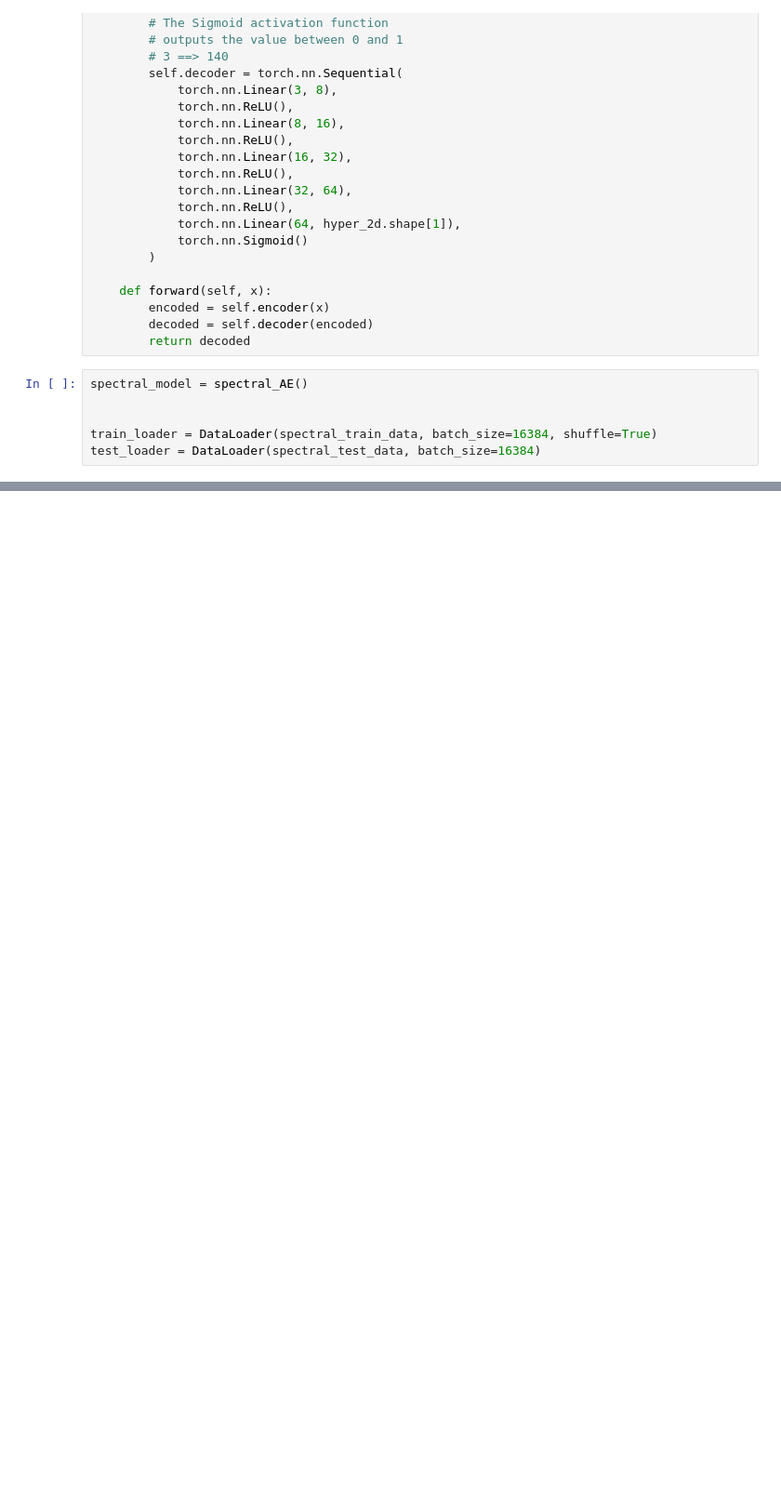
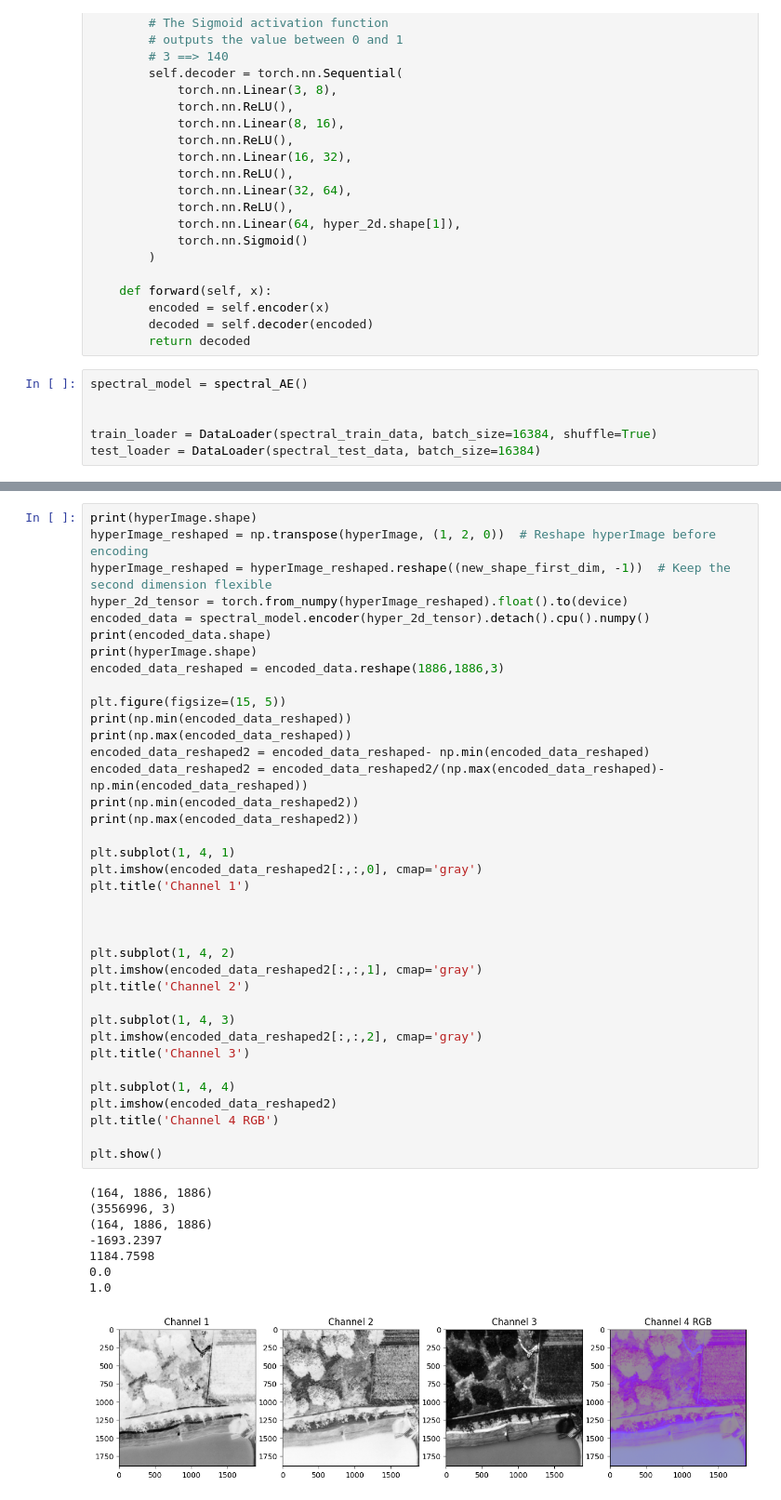
Before and after one commit to tamu-edu-students/HyperTools, a Jupyter notebook: examples/autoencoder.ipynb, the cells around one changed output, grey strips where cells are left out. Shown: that part at 93% size. Cells and saved outputs as stored; diff of their text form; blank space fills up the shorter version.

Commit message:
hyperspectral dino with cuvis

```diff
--- a/examples/autoencoder.ipynb
+++ b/examples/autoencoder.ipynb
@@ -553,0 +521,46 @@ plt.show()
+# %%
+print(hyperImage.shape)
+hyperImage_reshaped = np.transpose(hyperImage, (1, 2, 0))  # Reshape hyperImage before encoding
+hyperImage_reshaped = hyperImage_reshaped.reshape((new_shape_first_dim, -1))  # Keep the second dimension flexible
+hyper_2d_tensor = torch.from_numpy(hyperImage_reshaped).float().to(device)
+encoded_data = spectral_model.encoder(hyper_2d_tensor).detach().cpu().numpy()
+print(encoded_data.shape)
+print(hyperImage.shape)
+encoded_data_reshaped = encoded_data.reshape(1886,1886,3)
+
+plt.figure(figsize=(15, 5))
+print(np.min(encoded_data_reshaped))
+print(np.max(encoded_data_reshaped))
+encoded_data_reshaped2 = encoded_data_reshaped- np.min(encoded_data_reshaped)
+encoded_data_reshaped2 = encoded_data_reshaped2/(np.max(encoded_data_reshaped)-np.min(encoded_data_reshaped))
+print(np.min(encoded_data_reshaped2))
+print(np.max(encoded_data_reshaped2))
+
+plt.subplot(1, 4, 1)
+plt.imshow(encoded_data_reshaped2[:,:,0], cmap='gray')
+plt.title('Channel 1')
+
+
+
+plt.subplot(1, 4, 2)
+plt.imshow(encoded_data_reshaped2[:,:,1], cmap='gray')
+plt.title('Channel 2')
+
+plt.subplot(1, 4, 3)
+plt.imshow(encoded_data_reshaped2[:,:,2], cmap='gray')
+plt.title('Channel 3')
+
+plt.subplot(1, 4, 4)
+plt.imshow(encoded_data_reshaped2)
+plt.title('Channel 4 RGB')
+
+plt.show()
+# %% [output]
+(164, 1886, 1886)
+(3556996, 3)
+(164, 1886, 1886)
+-1693.2397
+1184.7598
+0.0
+1.0
+[figure, added]
```
Also changed, not shown: parts of 7 cells of this notebook, 3 other files.
